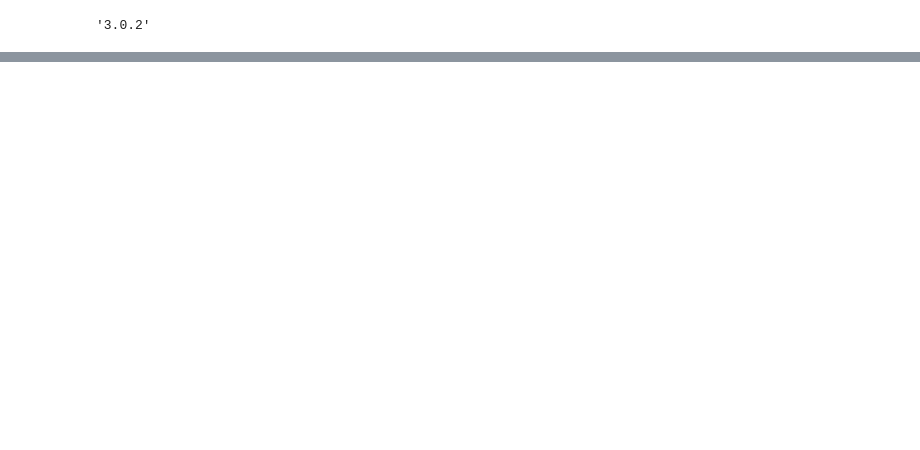
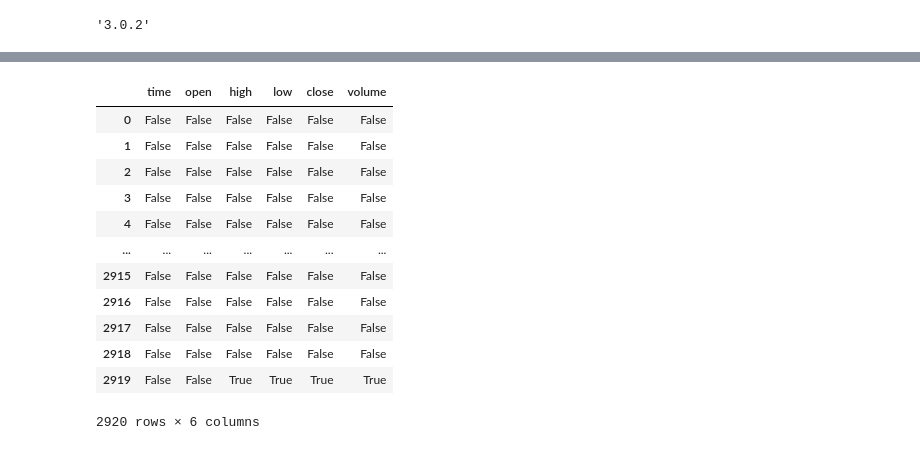
Before and after one commit to grazulisedgars/Python, a Jupyter notebook: chapter5.ipynb, the cells around one changed output, grey strips where cells are left out. Drawn from its saved outputs; the diff is of its cells as text; code cells hidden in the pictures; blank space fills up the shorter version.

```diff
--- a/chapter5.ipynb
+++ b/chapter5.ipynb
@@ -39,0 +113,16 @@ Name: volume, dtype: int64
+# %%
+df.isnull() # everywhere where data is not null it will return false
+# %% [output]
+|  | time | open | high | low | close | volume |
+| 0 | False | False | False | False | False | False |
+| 1 | False | False | False | False | False | False |
+| 2 | False | False | False | False | False | False |
+| 3 | False | False | False | False | False | False |
+| 4 | False | False | False | False | False | False |
+| ... | ... | ... | ... | ... | ... | ... |
+| 2915 | False | False | False | False | False | False |
+| 2916 | False | False | False | False | False | False |
+| 2917 | False | False | False | False | False | False |
+| 2918 | False | False | False | False | False | False |
+| 2919 | False | False | True | True | True | True |
+2920 rows × 6 columns
```
Also changed, not shown: parts of 17 cells of this notebook, 1 other file.
